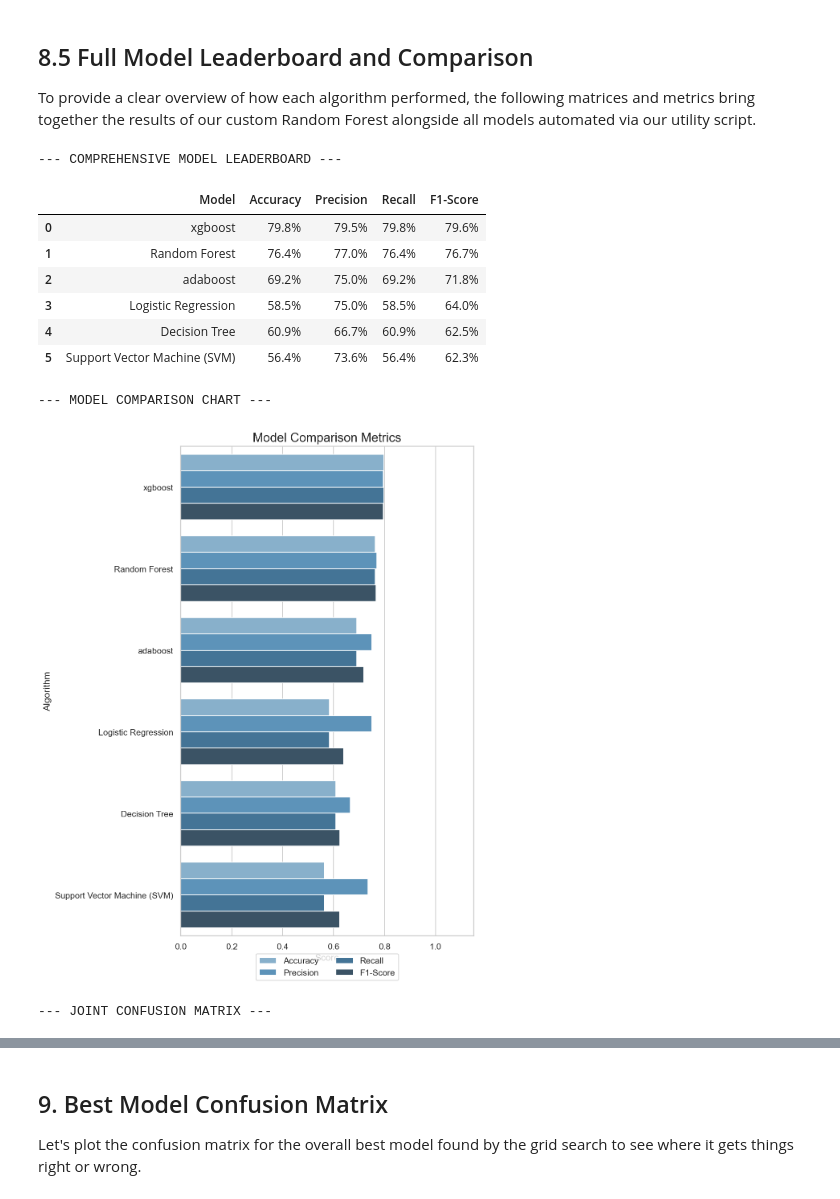
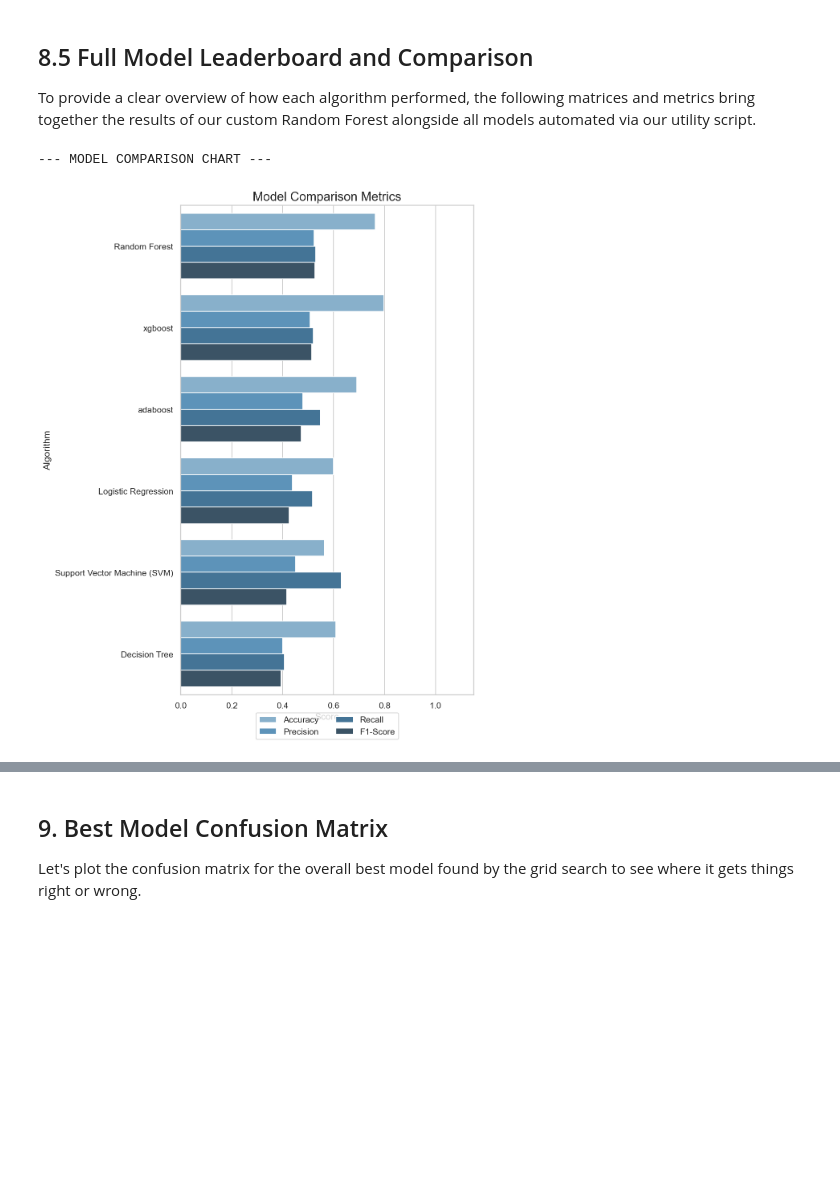
Before and after one commit to mesh1134/Predicting_Movie_Success, a Jupyter notebook: Movie_Predictor_latest.ipynb, the cells around one changed output, grey strips where cells are left out. Drawn from its saved outputs; the diff is of its cells as text; code cells hidden in the pictures; blank space fills up the shorter version.

```diff
--- a/Movie_Predictor_latest.ipynb
+++ b/Movie_Predictor_latest.ipynb
@@ -638,7 +666,7 @@ import pandas as pd
 import matplotlib.pyplot as plt
 import seaborn as sns
 
-print("--- COMPREHENSIVE MODEL LEADERBOARD ---")
+print("--- MODEL COMPARISON CHART ---")
 
 eval_models = {}
 # Get all models from util script except random forest
@@ -656,74 +684,35 @@ model_preds = {}
 
 for name, model in eval_models.items():
     y_pred_enc = model.predict(X_test_scaled)
     model_preds[name] = target_encoder.inverse_transform(y_pred_enc)
 
     acc = accuracy_score(y_test, model_preds[name])
-    prec = precision_score(y_test, model_preds[name], average='weighted', zero_division=0)
-    rec = recall_score(y_test, model_preds[name], average='weighted', zero_division=0)
-    f1 = f1_score(y_test, model_preds[name], average='weighted', zero_division=0)
+    prec = precision_score(y_test, model_preds[name], average='macro', zero_division=0)
+    rec = recall_score(y_test, model_preds[name], average='macro', zero_division=0)
+    f1 = f1_score(y_test, model_preds[name], average='macro', zero_division=0)
 
     leaderboard.append({
         "Model": name,
         "Accuracy": acc,
         "Precision": prec,
         "Recall": rec,
         "F1-Score": f1
     })
 
 df_leaderboard = pd.DataFrame(leaderboard).sort_values(by="F1-Score", ascending=False).reset_index(drop=True)
 
-# Display tabular leaderboard
-display(df_leaderboard.style.format({
-    "Accuracy": "{:.1%}", "Precision": "{:.1%}", "Recall": "{:.1%}", "F1-Score": "{:.1%}"
-}).background_gradient(cmap="Blues"))
-
-print("\n--- MODEL COMPARISON CHART ---")
 df_melted = df_leaderboard.melt(id_vars='Model', var_name='Metric', value_name='Score')
 
 plt.figure(figsize=(8, 10))
 sns.barplot(data=df_melted, y='Model', x='Score', hue='Metric', palette='Blues_d')
 plt.title('Model Comparison Metrics', fontsize=16)
 plt.xlabel('Score', fontsize=12)
 plt.ylabel('Algorithm', fontsize=12)
 plt.xlim(0, 1.15)
 plt.legend(loc='lower center', bbox_to_anchor=(0.5, -0.1), ncol=2)
 plt.tight_layout()
 save_plot('09_Model_Comparison_Metrics.png')
 plt.show()
-
-print("\n--- JOINT CONFUSION MATRIX ---")
-fig, axes = plt.subplots(2, 3, figsize=(18, 10))
-axes = axes.flatten()
-
-labels_order = ['Flop', 'Average', 'Hit']
-
-for i, (name, preds) in enumerate(model_preds.items()):
-    ax = axes[i]
-    if i < len(eval_models):
-        sns.heatmap(
-            confusion_matrix(y_test, preds, labels=labels_order),
-            annot=True, fmt='d', cmap='Blues',
-            xticklabels=labels_order, yticklabels=labels_order,
-            ax=ax, cbar=False
-        )
-        ax.set_title(f"{name}", fontsize=14)
-        ax.set_xlabel('Predicted')
-        ax.set_ylabel('Actual')
-    else:
-        ax.axis('off')
-
-plt.tight_layout()
-plt.show()
 # %% [output]
---- COMPREHENSIVE MODEL LEADERBOARD ---
+--- MODEL COMPARISON CHART ---
-|  | Model | Accuracy | Precision | Recall | F1-Score |
-| 0 | xgboost | 79.8% | 79.5% | 79.8% | 79.6% |
-| 1 | Random Forest | 76.4% | 77.0% | 76.4% | 76.7% |
-| 2 | adaboost | 69.2% | 75.0% | 69.2% | 71.8% |
-| 3 | Logistic Regression | 58.5% | 75.0% | 58.5% | 64.0% |
-| 4 | Decision Tree | 60.9% | 66.7% | 60.9% | 62.5% |
-| 5 | Support Vector Machine (SVM) | 56.4% | 73.6% | 56.4% | 62.3% |
---- MODEL COMPARISON CHART ---
-[figure, old version]
+[figure, new version]
---- JOINT CONFUSION MATRIX ---
```
Also changed, not shown: parts of 6 cells of this notebook, 12 other files.
